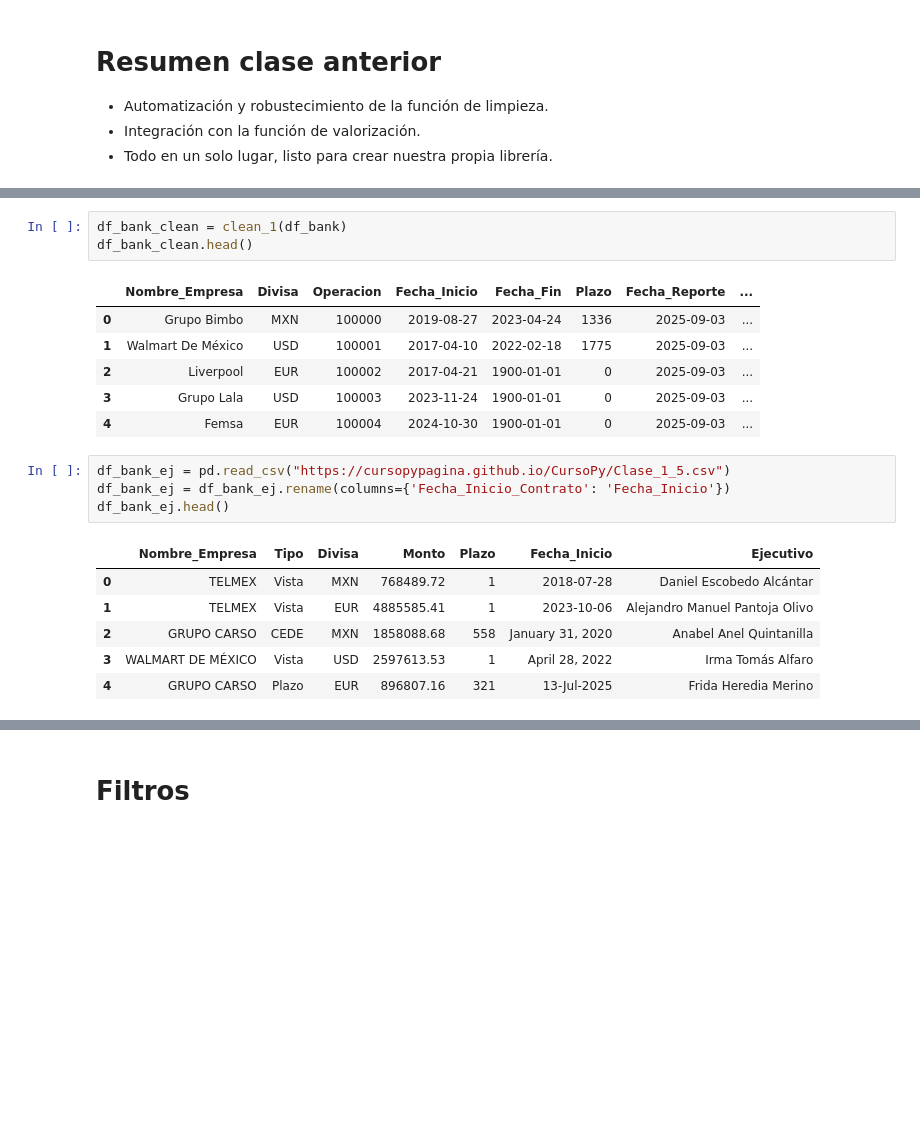
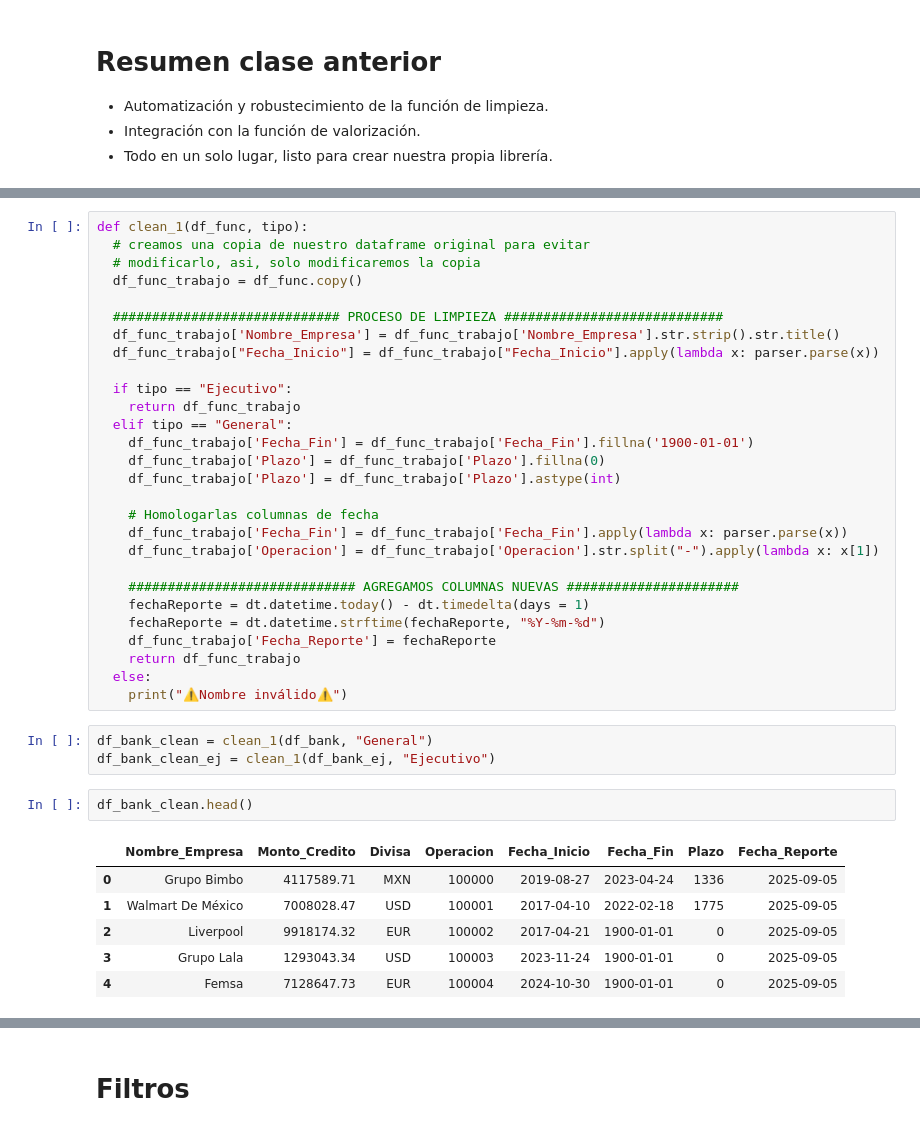
Before and after one commit to MarcoE25/Clases-Analisis-Datos, a Jupyter notebook: Clase_4_intermedio_202508.ipynb, the cells around one changed output, grey strips where cells are left out. Cells and saved outputs as stored; diff of their text form; blank space fills up the shorter version.

```diff
--- a/Clase_4_intermedio_202508.ipynb
+++ b/Clase_4_intermedio_202508.ipynb
@@ -135,21 +94,40 @@ def clean_1(df_func):
+# %%
+def clean_1(df_func, tipo):
+  # creamos una copia de nuestro dataframe original para evitar
+  # modificarlo, asi, solo modificaremos la copia
+  df_func_trabajo = df_func.copy()
+
+  ############################# PROCESO DE LIMPIEZA ############################
+  df_func_trabajo['Nombre_Empresa'] = df_func_trabajo['Nombre_Empresa'].str.strip().str.title()
+  df_func_trabajo["Fecha_Inicio"] = df_func_trabajo["Fecha_Inicio"].apply(lambda x: parser.parse(x))
+
+  if tipo == "Ejecutivo":
+    return df_func_trabajo
+  elif tipo == "General":
+    df_func_trabajo['Fecha_Fin'] = df_func_trabajo['Fecha_Fin'].fillna('1900-01-01')
+    df_func_trabajo['Plazo'] = df_func_trabajo['Plazo'].fillna(0)
+    df_func_trabajo['Plazo'] = df_func_trabajo['Plazo'].astype(int)
+
+    # Homologarlas columnas de fecha
+    df_func_trabajo['Fecha_Fin'] = df_func_trabajo['Fecha_Fin'].apply(lambda x: parser.parse(x))
+    df_func_trabajo['Operacion'] = df_func_trabajo['Operacion'].str.split("-").apply(lambda x: x[1])
+
+    ############################# AGREGAMOS COLUMNAS NUEVAS ######################
+    fechaReporte = dt.datetime.today() - dt.timedelta(days = 1)
+    fechaReporte = dt.datetime.strftime(fechaReporte, "%Y-%m-%d")
+    df_func_trabajo['Fecha_Reporte'] = fechaReporte
+    return df_func_trabajo
+  else:
+    print("⚠️Nombre inválido⚠️")
+# %%
+df_bank_clean = clean_1(df_bank, "General")
+df_bank_clean_ej = clean_1(df_bank_ej, "Ejecutivo")
 # %%
-df_bank_clean = clean_1(df_bank)
 df_bank_clean.head()
 # %% [output]
-|  | Nombre_Empresa | Divisa | Operacion | Fecha_Inicio | Fecha_Fin | Plazo | Fecha_Reporte | ... |
-| 0 | Grupo Bimbo | MXN | 100000 | 2019-08-27 | 2023-04-24 | 1336 | 2025-09-03 | ... |
-| 1 | Walmart De México | USD | 100001 | 2017-04-10 | 2022-02-18 | 1775 | 2025-09-03 | ... |
-| 2 | Liverpool | EUR | 100002 | 2017-04-21 | 1900-01-01 | 0 | 2025-09-03 | ... |
-| 3 | Grupo Lala | USD | 100003 | 2023-11-24 | 1900-01-01 | 0 | 2025-09-03 | ... |
-| 4 | Femsa | EUR | 100004 | 2024-10-30 | 1900-01-01 | 0 | 2025-09-03 | ... |
+|  | Nombre_Empresa | Monto_Credito | Divisa | Operacion | Fecha_Inicio | Fecha_Fin | Plazo | Fecha_Reporte |
+| 0 | Grupo Bimbo | 4117589.71 | MXN | 100000 | 2019-08-27 | 2023-04-24 | 1336 | 2025-09-05 |
+| 1 | Walmart De México | 7008028.47 | USD | 100001 | 2017-04-10 | 2022-02-18 | 1775 | 2025-09-05 |
+| 2 | Liverpool | 9918174.32 | EUR | 100002 | 2017-04-21 | 1900-01-01 | 0 | 2025-09-05 |
+| 3 | Grupo Lala | 1293043.34 | USD | 100003 | 2023-11-24 | 1900-01-01 | 0 | 2025-09-05 |
+| 4 | Femsa | 7128647.73 | EUR | 100004 | 2024-10-30 | 1900-01-01 | 0 | 2025-09-05 |
-# %%
-df_bank_ej = pd.read_csv("https://cursopypagina.github.io/CursoPy/Clase_1_5.csv")
-df_bank_ej = df_bank_ej.rename(columns={'Fecha_Inicio_Contrato': 'Fecha_Inicio'})
-df_bank_ej.head()
-# %% [output]
-|  | Nombre_Empresa | Tipo | Divisa | Monto | Plazo | Fecha_Inicio | Ejecutivo |
-| 0 | TELMEX | Vista | MXN | 768489.72 | 1 | 2018-07-28 | Daniel Escobedo Alcántar |
-| 1 | TELMEX | Vista | EUR | 4885585.41 | 1 | 2023-10-06 | Alejandro Manuel Pantoja Olivo |
-| 2 | GRUPO CARSO | CEDE | MXN | 1858088.68 | 558 | January 31, 2020 | Anabel Anel Quintanilla |
-| 3 | WALMART DE MÉXICO | Vista | USD | 2597613.53 | 1 | April 28, 2022 | Irma Tomás Alfaro |
-| 4 | GRUPO CARSO | Plazo | EUR | 896807.16 | 321 | 13-Jul-2025 | Frida Heredia Merino |
```
Also changed, not shown: parts of 41 cells of this notebook.
